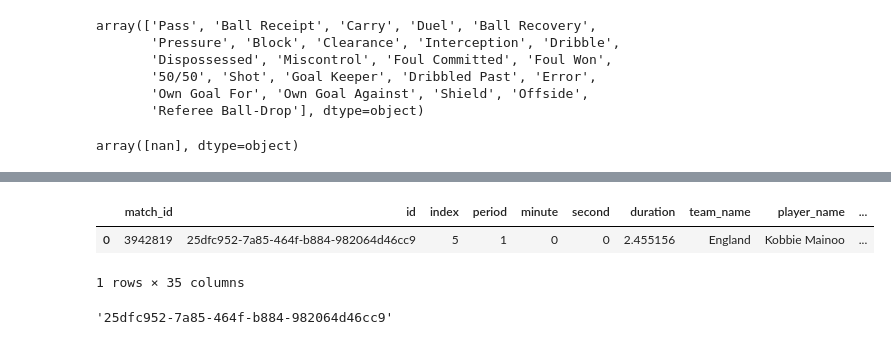
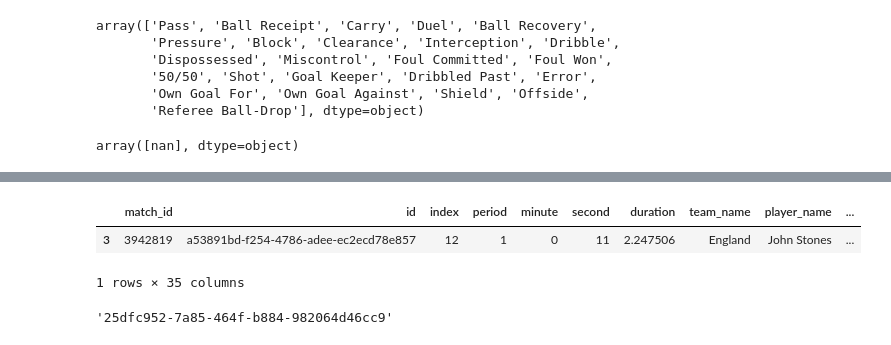
Before and after one commit to FHaddad99/360-Analysis, a Jupyter notebook: Adding EPV to Pitch Control.ipynb, the cells around one changed output, grey strips where cells are left out. Cells and saved outputs as stored; diff of their text form; code cells hidden in the pictures.

```diff
--- a/Adding EPV to Pitch Control.ipynb
+++ b/Adding EPV to Pitch Control.ipynb
@@ -92,6 +103,6 @@ final_event_data
 # %%
 # Path to the directory containing 360 JSON files
-path_to_360_files = '/Users/fadihaddad/Documents/GitHub/open-data/data/three-sixty/'
+path_to_360_files = r'C:\Users\PC\OneDrive\Documents\GitHub\open-data\data\three-sixty'
 
                     #PC file path
                     #r'C:\Users\PC\OneDrive\Documents\GitHub\open-data\data\three-sixty'
@@ -181,7 +207,7 @@ for match_id in match_ids:
         # Filter the data for the specific match, period, and passes with null outcomes
         mask_all_teams_actions = (final_merged_data["match_id"] == match_id) & \
                                 (final_merged_data["period"] == period) & \
-                                (final_merged_data["type_name"].isin(['Ball Receipt', 'Carry', 'Pass', 'Shot'])) & \
+                                (final_merged_data["type_name"].isin(['Ball Receipt', 'Pass', 'Shot'])) & \
                                 (final_merged_data["outcome_name"].isnull()) & \
                                 ~final_merged_data['sub_type_name'].isin(['Goal Kick', 'Throw-in', 'Free Kick', 'Corner'])
 
@@ -907,7 +3601,7 @@ KeyError: 0
 # %%
-filtered_df = actions_df[(actions_df['match_id'] == 3942819) & (actions_df['index'] == 5)]
+filtered_df = actions_df[(actions_df['match_id'] == 3942819) & (actions_df['index'] == 12)]
 filtered_df
 # %% [output]
 |  | match_id | id | index | period | minute | second | duration | team_name | player_name | ... |
-| 0 | 3942819 | 25dfc952-7a85-464f-b884-982064d46cc9 | 5 | 1 | 0 | 0 | 2.455156 | England | Kobbie Mainoo | ... |
+| 3 | 3942819 | a53891bd-f254-4786-adee-ec2ecd78e857 | 12 | 1 | 0 | 11 | 2.247506 | England | John Stones | ... |
 1 rows × 35 columns
```
Also changed, not shown: parts of 78 cells of this notebook.
